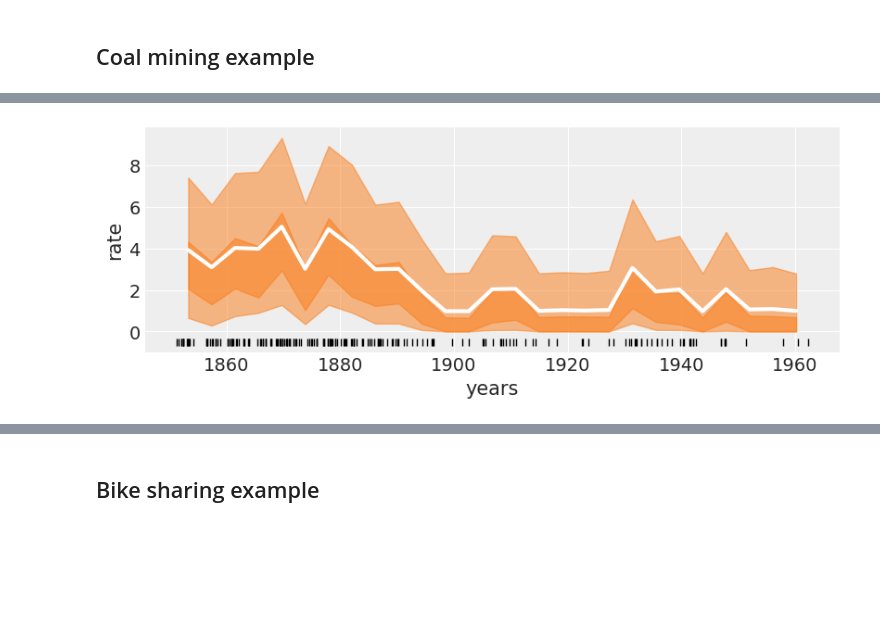
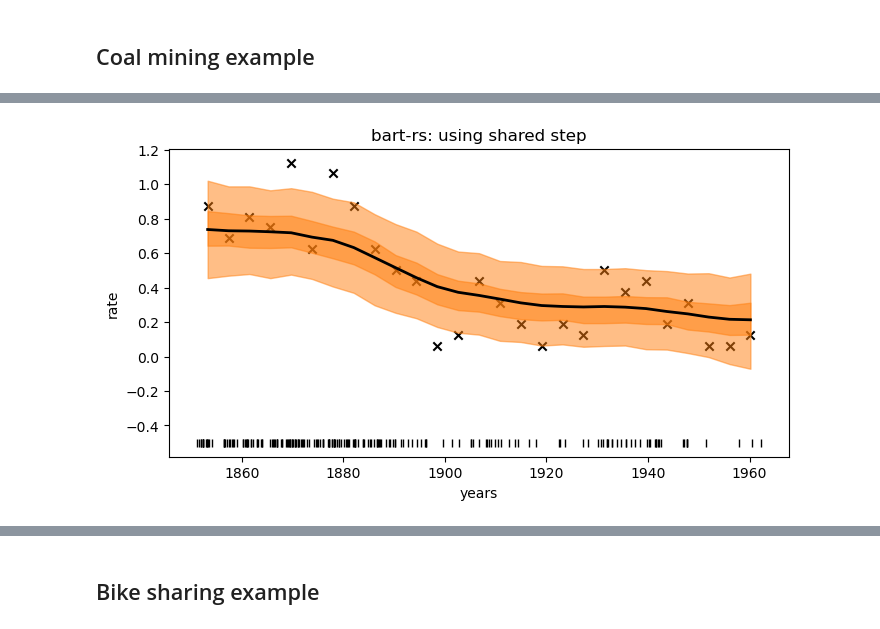
Before and after one commit to GStechschulte/bart-rs, a Jupyter notebook: examples/test_rust_bart.ipynb, the cells around one changed output, grey strips where cells are left out. Cells and saved outputs as stored; diff of their text form; code cells hidden in the pictures; blank space fills up the shorter version.

```diff
--- a/examples/test_rust_bart.ipynb
+++ b/examples/test_rust_bart.ipynb
@@ -17,7 +24,6 @@ Running on PyMC v5.16.2
 # %%
 RANDOM_SEED = 8457
 rng = np.random.RandomState(RANDOM_SEED)
-az.style.use("arviz-darkgrid")
 # %% [markdown]
 ## Coal mining example
 # %%
@@ -36,9 +42,3 @@ x_centers = x_edges[:-1] + (x_edges[1] - x_edges[0]) / 2
 x_data = x_centers[:, None]
 # express data as the rate number of disaster per year
 y_data = hist / 4
-# %%
-with pm.Model() as model_coal:
-    μ_ = pmb.BART("μ_", X=x_data, Y=y_data, m=50)
-    μ = pm.Deterministic("μ", np.abs(μ_))
-    y_pred = pm.Poisson("y_pred", mu=μ, observed=y_data)
-    idata_coal = pm.sample(random_seed=RANDOM_SEED)
@@ -58,13 +45,29 @@ The effective sample size per chain is smaller than 100 for some parameters.  A
-# %%
-_, ax = plt.subplots(figsize=(8, 3))
-
-rates = idata_coal.posterior["μ"]
-rate_mean = idata_coal.posterior["μ"].mean(dim=["draw", "chain"])
-ax.plot(x_centers, rate_mean, "w", lw=3)
-az.plot_hdi(x_centers, rates, smooth=False)
-az.plot_hdi(x_centers, rates, hdi_prob=0.5, smooth=False, plot_kwargs={"alpha": 0})
-ax.plot(coal, np.zeros_like(coal) - 0.5, "k|")
-ax.set_xlabel("years")
-ax.set_ylabel("rate");
-# %% [output]
-[figure, removed]
+# %%
+with pm.Model() as model_coal:
+    mu_ = pmb.BART("mu_", X=x_data, Y=y_data, m=10, alpha=0.95, beta=2.0)
+    # mu = pm.Deterministic("mu", pm.math.exp(mu_))
+    # y_pred = pm.Poisson("y_pred", mu=mu, observed=y_data)
+    y = pm.Normal("y", mu_, sigma=1., observed=y_data)
+
+    idata_coal = pm.sample(
+        tune=300,
+        draws=500,
+        step=[pmb.PGBART([mu_], num_particles=10)],
+        random_seed=42,
+        )
+# %%
+_, ax = plt.subplots(figsize=(8, 4))
+
+rates = idata_coal.posterior["mu_"] / 4
+rate_mean = rates.mean(dim=["draw", "chain"])
+ax.scatter(x_data, y_data / 4, color="black", marker="x")
+ax.plot(x_centers, rate_mean, "black", lw=2)
+az.plot_hdi(x_centers, rates, smooth=False)
+az.plot_hdi(x_centers, rates, hdi_prob=0.5, smooth=False, plot_kwargs={"alpha": 0})
+ax.plot(coal, np.zeros_like(coal) - 0.5, "k|")
+ax.set_xlabel("years")
+ax.set_ylabel("rate")
+# plt.ylim((0.0, 6))
+plt.title("bart-rs: using shared step");
+# %% [output]
+[figure, added]
```
Also changed, not shown: parts of 13 cells of this notebook, 3 other files.
